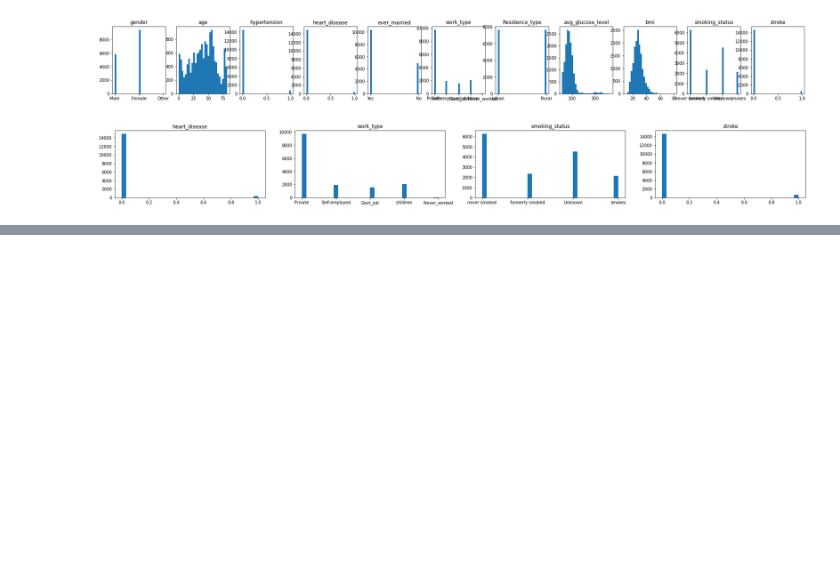
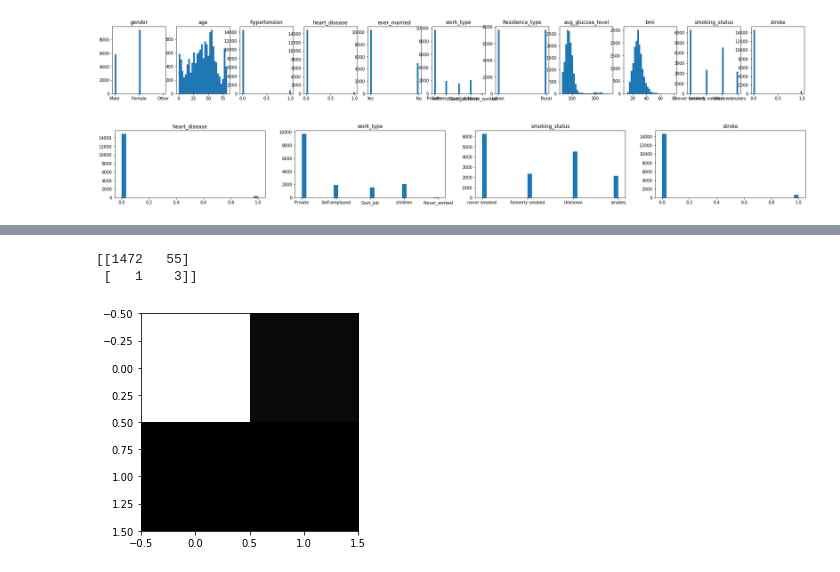
Before and after one commit to vmisusu/kaggle, a Jupyter notebook: data_investigation.ipynb, the cells around one changed output, grey strips where cells are left out. Cells and saved outputs as stored; diff of their text form; code cells hidden in the pictures; blank space fills up the shorter version.

```diff
--- a/data_investigation.ipynb
+++ b/data_investigation.ipynb
@@ -67,0 +99,9 @@ DI.hists(df[df["stroke"]==0].iloc[:,1:-1]) #others
+# %%
+from sklearn.metrics import confusion_matrix
+y_pred=cat.predict(X[tr:])
+plt.imshow(confusion_matrix(y_pred,y[tr:]),'gray')
+print(confusion_matrix(y_pred,y[tr:]))
+# %% [output]
+[[1472   55]
+ [   1    3]]
+[figure, added]
```
Also changed, not shown: parts of 7 cells of this notebook, 1 other file.
